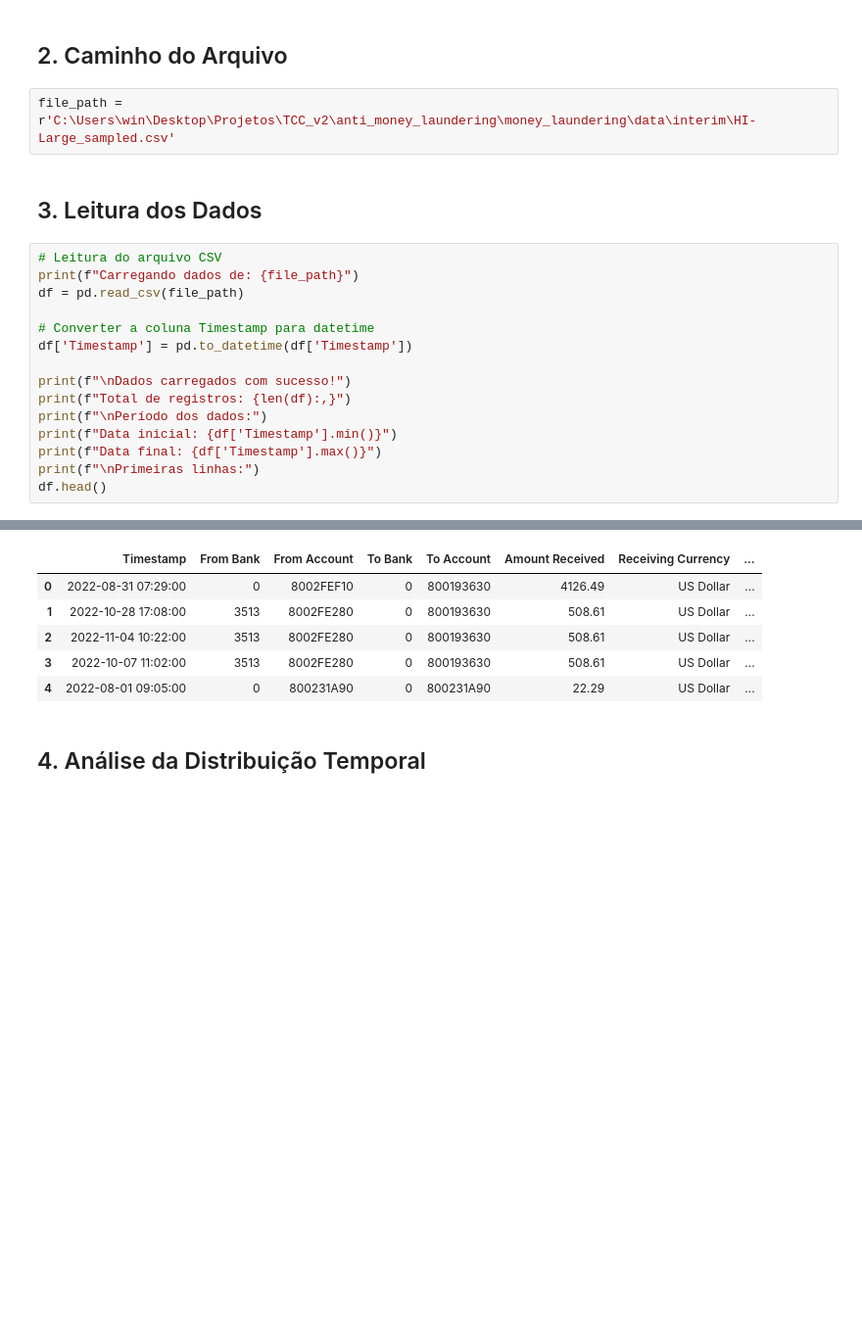
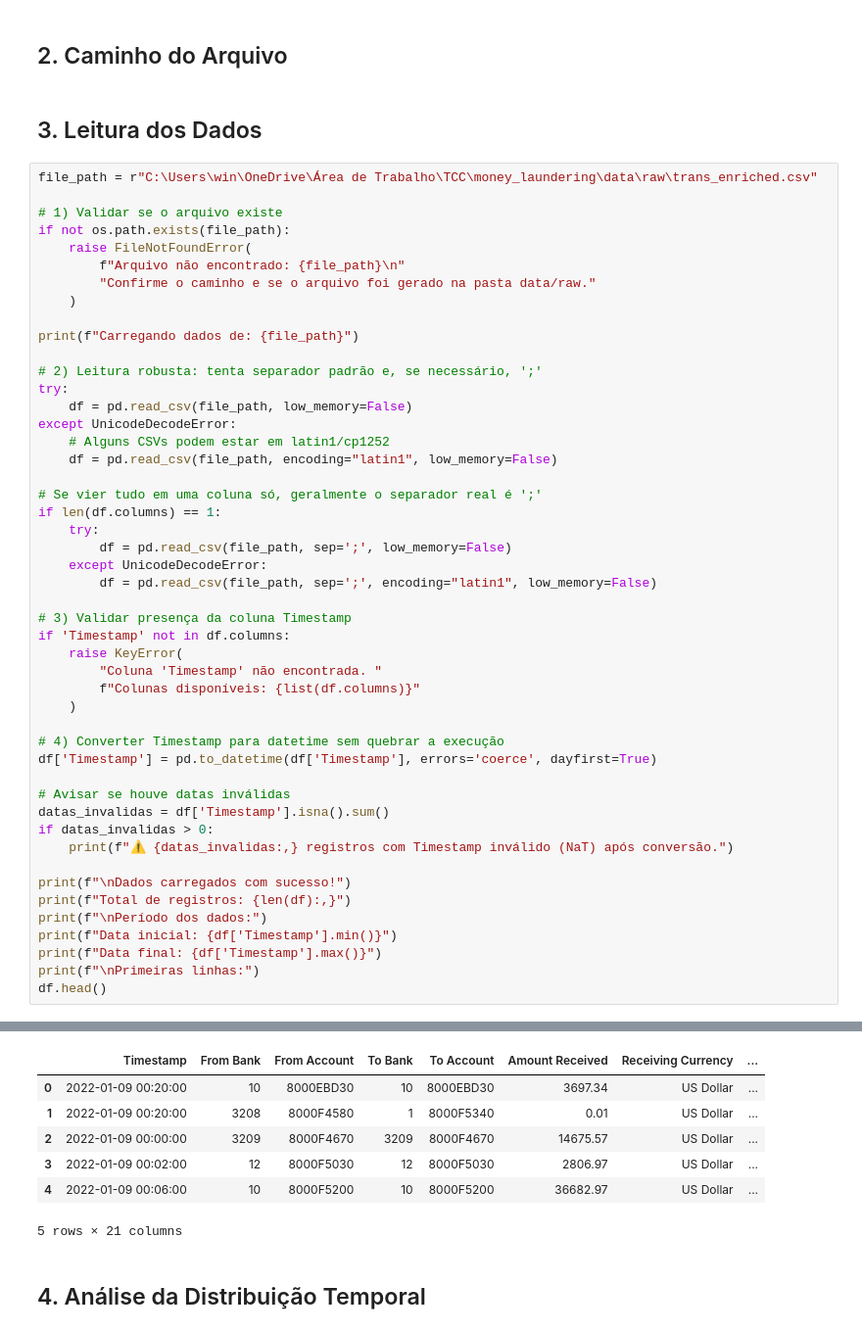
Before and after one commit to uniesecruz/anti_money_laundering, a Jupyter notebook: money_laundering/notebooks/04_divisao_treino_e_oot.ipynb, the cells around one changed output, grey strips where cells are left out. Shown at 98% size. Cells and saved outputs as stored; diff of their text form; blank space fills up the shorter version.

```diff
--- a/money_laundering/notebooks/04_divisao_treino_e_oot.ipynb
+++ b/money_laundering/notebooks/04_divisao_treino_e_oot.ipynb
@@ -17,17 +17,48 @@ print("Bibliotecas importadas com sucesso!")
 Bibliotecas importadas com sucesso!
 # %% [markdown]
 ## 2. Caminho do Arquivo
-# %%
-file_path = r'C:\Users\win\Desktop\Projetos\TCC_v2\anti_money_laundering\money_laundering\data\interim\HI-Large_sampled.csv'
 # %% [markdown]
 ## 3. Leitura dos Dados
 # %%
-# Leitura do arquivo CSV
+file_path = r"C:\Users\win\OneDrive\Área de Trabalho\TCC\money_laundering\data\raw\trans_enriched.csv"
+
+# 1) Validar se o arquivo existe
+if not os.path.exists(file_path):
+    raise FileNotFoundError(
+        f"Arquivo não encontrado: {file_path}\n"
+        "Confirme o caminho e se o arquivo foi gerado na pasta data/raw."
+    )
+
 print(f"Carregando dados de: {file_path}")
-df = pd.read_csv(file_path)
 
-# Converter a coluna Timestamp para datetime
-df['Timestamp'] = pd.to_datetime(df['Timestamp'])
+# 2) Leitura robusta: tenta separador padrão e, se necessário, ';'
+try:
+    df = pd.read_csv(file_path, low_memory=False)
+except UnicodeDecodeError:
+    # Alguns CSVs podem estar em latin1/cp1252
+    df = pd.read_csv(file_path, encoding="latin1", low_memory=False)
+
+# Se vier tudo em uma coluna só, geralmente o separador real é ';'
+if len(df.columns) == 1:
+    try:
+        df = pd.read_csv(file_path, sep=';', low_memory=False)
+    except UnicodeDecodeError:
+        df = pd.read_csv(file_path, sep=';', encoding="latin1", low_memory=False)
+
+# 3) Validar presença da coluna Timestamp
+if 'Timestamp' not in df.columns:
+    raise KeyError(
+        "Coluna 'Timestamp' não encontrada. "
+        f"Colunas disponíveis: {list(df.columns)}"
+    )
+
+# 4) Converter Timestamp para datetime sem quebrar a execução
+df['Timestamp'] = pd.to_datetime(df['Timestamp'], errors='coerce', dayfirst=True)
+
+# Avisar se houve datas inválidas
+datas_invalidas = df['Timestamp'].isna().sum()
+if datas_invalidas > 0:
+    print(f"⚠️ {datas_invalidas:,} registros com Timestamp inválido (NaT) após conversão.")
 
 print(f"\nDados carregados com sucesso!")
 print(f"Total de registros: {len(df):,}")
@@ -48,11 +80,12 @@ Data final: 2023-01-09 12:27:00
 
 Primeiras linhas:
 |  | Timestamp | From Bank | From Account | To Bank | To Account | Amount Received | Receiving Currency | ... |
-| 0 | 2022-08-31 07:29:00 | 0 | 8002FEF10 | 0 | 800193630 | 4126.49 | US Dollar | ... |
-| 1 | 2022-10-28 17:08:00 | 3513 | 8002FE280 | 0 | 800193630 | 508.61 | US Dollar | ... |
-| 2 | 2022-11-04 10:22:00 | 3513 | 8002FE280 | 0 | 800193630 | 508.61 | US Dollar | ... |
-| 3 | 2022-10-07 11:02:00 | 3513 | 8002FE280 | 0 | 800193630 | 508.61 | US Dollar | ... |
-| 4 | 2022-08-01 09:05:00 | 0 | 800231A90 | 0 | 800231A90 | 22.29 | US Dollar | ... |
+| 0 | 2022-01-09 00:20:00 | 10 | 8000EBD30 | 10 | 8000EBD30 | 3697.34 | US Dollar | ... |
+| 1 | 2022-01-09 00:20:00 | 3208 | 8000F4580 | 1 | 8000F5340 | 0.01 | US Dollar | ... |
+| 2 | 2022-01-09 00:00:00 | 3209 | 8000F4670 | 3209 | 8000F4670 | 14675.57 | US Dollar | ... |
+| 3 | 2022-01-09 00:02:00 | 12 | 8000F5030 | 12 | 8000F5030 | 2806.97 | US Dollar | ... |
+| 4 | 2022-01-09 00:06:00 | 10 | 8000F5200 | 10 | 8000F5200 | 36682.97 | US Dollar | ... |
+5 rows × 21 columns
 # %% [markdown]
 ## 4. Análise da Distribuição Temporal
 # %%
```
Also changed, not shown: parts of 5 cells of this notebook, 16 other files.
